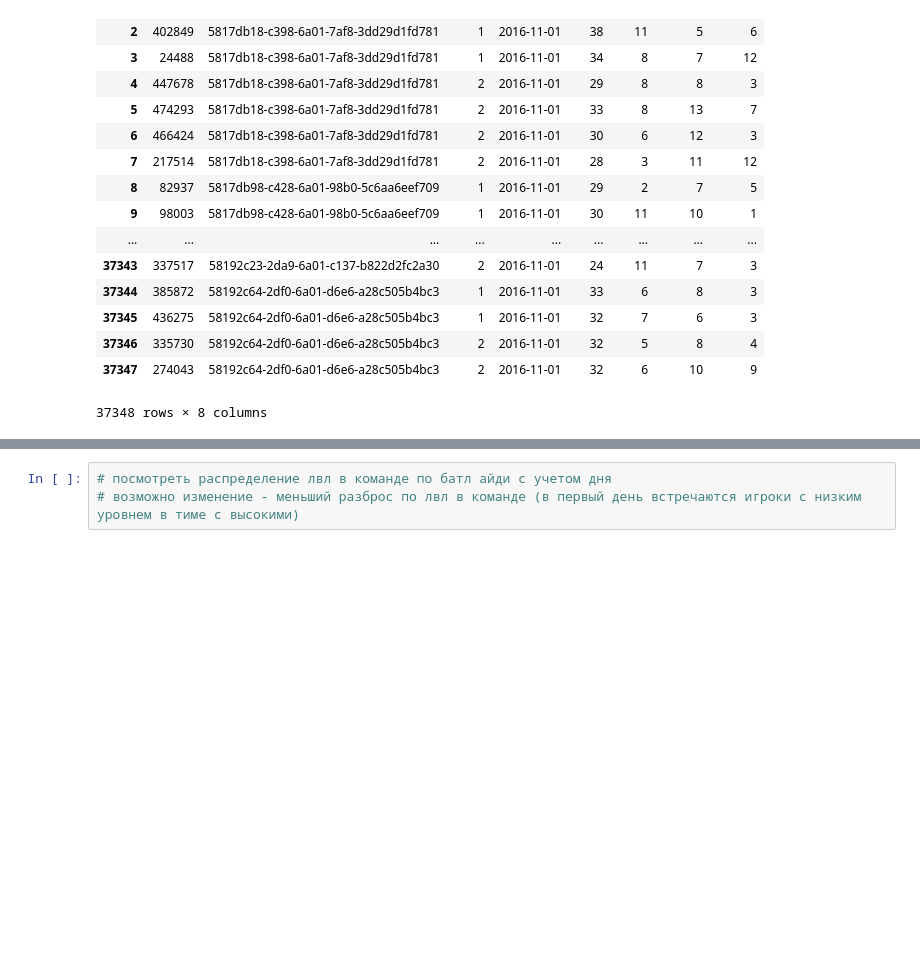
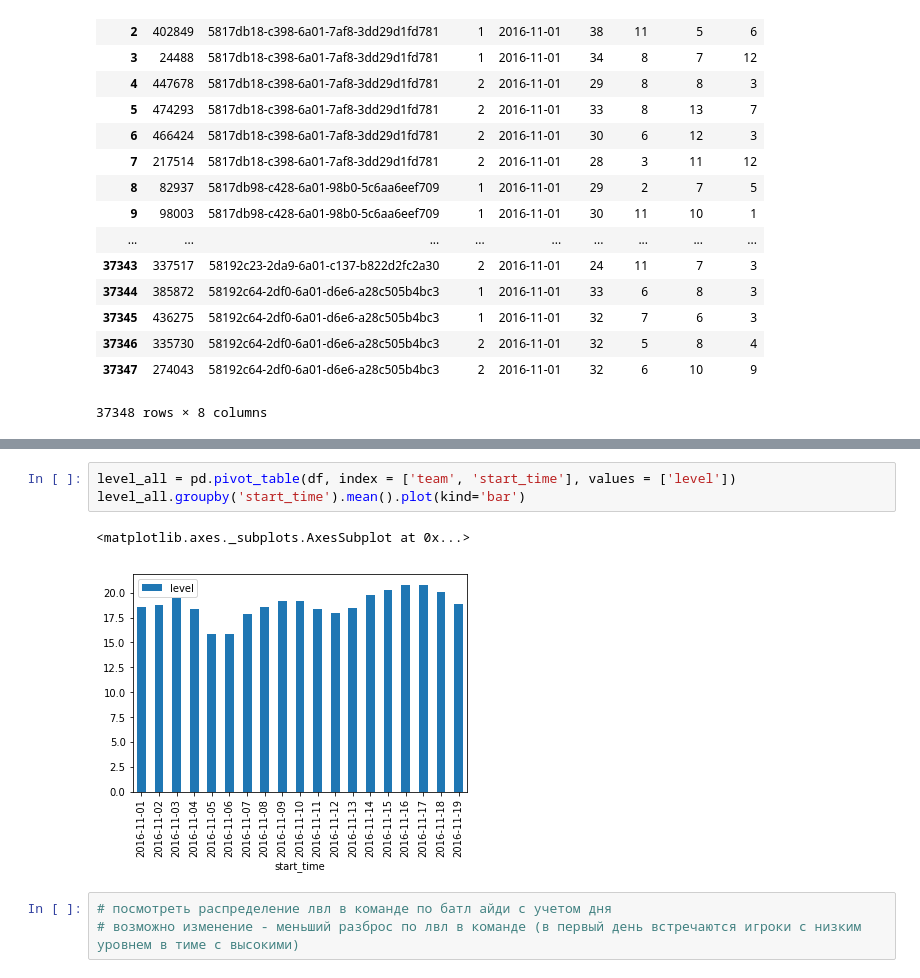
Before and after one commit to urbanisaziya/test_prod, a Jupyter notebook: Test prod an.ipynb, the cells around one changed output, grey strips where cells are left out. Drawn from its saved outputs; the diff is of its cells as text; blank space fills up the shorter version.

```diff
--- a/Test prod an.ipynb
+++ b/Test prod an.ipynb
@@ -148,3 +155,9 @@ battles.head()
+# %%
+level_all = pd.pivot_table(df, index = ['team', 'start_time'], values = ['level'])
+level_all.groupby('start_time').mean().plot(kind='bar')
+# %% [output]
+<matplotlib.axes._subplots.AxesSubplot at 0x...>
+[figure, added]
 # %%
 # посмотреть распределение лвл в команде по батл айди с учетом дня
 # возможно изменение - меньший разброс по лвл в команде (в первый день встречаются игроки с низким уровнем в тиме с высокими)
```
Also changed, not shown: parts of 5 cells of this notebook.
